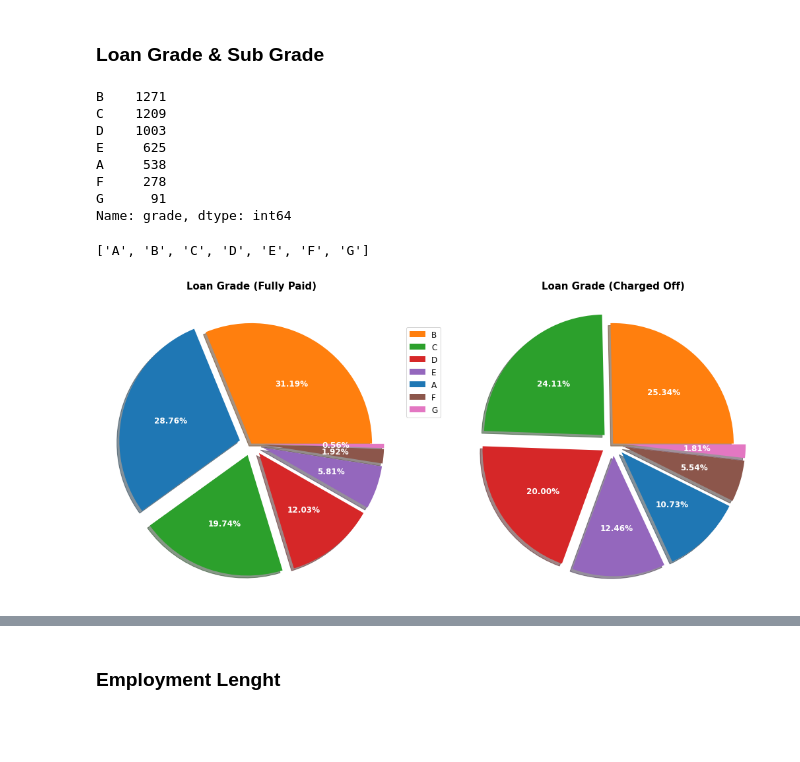
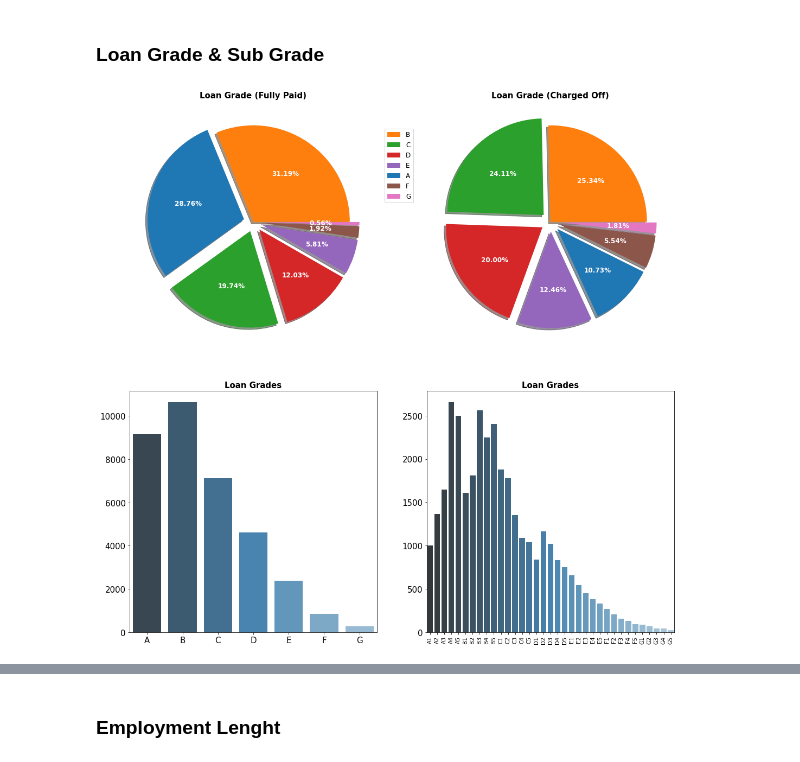
Before and after one commit to npalupunoori/LendingClubCaseStudy, a Jupyter notebook: Naren_Reddy_Palupunoori.ipynb, the cells around one changed output, grey strips where cells are left out. Cells and saved outputs as stored; diff of their text form; code cells hidden in the pictures; blank space fills up the shorter version.

Commit message:
More data cleaning, uni and bi variate analysis, not completed but almost complete

```diff
--- a/Naren_Reddy_Palupunoori.ipynb
+++ b/Naren_Reddy_Palupunoori.ipynb
@@ -317,6 +323,6 @@ pd.concat([lower_limit, upper_limit, mean, median, minimum, maximum], axis=1, ke
 plt.figure(figsize = (20,40))
 for i in range(0, len(numeric_columns)):
     plt.subplot(8,3,i+1)
-    plt.boxplot(loan_clean[numeric_columns[i]])
+    plt.boxplot(loan[numeric_columns[i]])
     plt.title(numeric_columns[i])
 # %% [output]
@@ -353,0 +345,7 @@ memory usage: 11.5+ MB
+# %%
+#Visulize the columns and outliers using box plot
+plt.figure(figsize = (20,40))
+for i in range(0, len(numeric_columns)):
+    plt.subplot(8,3,i+1)
+    plt.boxplot(loan_clean[numeric_columns[i]])
+    plt.title(numeric_columns[i])
@@ -353,0 +354,3 @@ memory usage: 11.5+ MB
+# %%
+#drop these 2 columns because all values are zero
+loan_clean.drop(['out_prncp', 'out_prncp_inv'], inplace=True, axis=1)
@@ -496,47 +629,50 @@ plt.show()
 # %% [markdown]
 ### Loan Grade & Sub Grade
-# %%
-loan_charged.grade.value_counts()
-# %% [output]
-B    1271
-C    1209
-D    1003
-E     625
-A     538
-F     278
-G      91
-Name: grade, dtype: int64
-# %%
-sorted(labels)
-# %% [output]
-['A', 'B', 'C', 'D', 'E', 'F', 'G']
 # %%
+#plot pie chart and count plots for grades and subgrades of the loans
 plt.figure(figsize=(18,18))
 
-plt.subplot(1,2,1)
+plt.subplot(2,2,1)
 size = loan_paid['grade'].value_counts()
 labels = loan_paid.grade.value_counts().index
 explode = [0, 0.1, 0.1, 0.1, 0.1, 0.1, 0.1]
 colors = {'A': 'tab:blue','B': 'tab:orange','C': 'tab:green','D': 'tab:red','E': 'tab:purple','F': 'tab:brown',
           'G': 'tab:pink'}
 plt.pie(size, explode = explode, shadow = True,
         colors=[colors[i] for i in loan_paid.grade.value_counts().index], autopct = '%.2f%%',
        textprops={'color': 'w', 'fontsize' : 12, 'fontweight' : 'bold'})
 plt.title('Loan Grade (Fully Paid)', fontsize = 15, fontweight = 'bold')
 plt.axis('off')
 
-plt.subplot(1,2,2)
+plt.subplot(2,2,2)
 size = loan_charged['grade'].value_counts().tolist()
 labels = loan_charged.grade.value_counts().index
 explode = [0, 0.1, 0.1, 0.1, 0.1, 0.1, 0.1]
 plt.pie(size, explode = explode, shadow = True,
         colors=[colors[i] for i in loan_charged.grade.value_counts().index], autopct = '%.2f%%',
        textprops={'color': 'w', 'fontsize' : 12, 'fontweight' : 'bold'})
 plt.title('Loan Grade (Charged Off)', fontsize = 15, fontweight = 'bold')
 plt.legend(labels, bbox_to_anchor=(-0.2,0.9), prop={'size': 12}, loc="upper left")
 plt.axis('off')
 
+plt.subplot(2,2,3)
+palette = sns.color_palette("Blues_d", n_colors=7)
+palette.reverse()
+sns.countplot(x = 'grade', data = loan_clean, palette = palette,
+              order = sorted(loan_clean.grade.value_counts().index)).set(xlabel = None, ylabel = None)
+plt.title('Loan Grades', fontweight="bold", fontsize = 15)
+plt.xticks(fontsize = 15)
+plt.yticks(fontsize = 15)
+
+plt.subplot(2,2,4)
+palette = sns.color_palette("Blues_d", n_colors=35)
+palette.reverse()
+sns.countplot(x = 'sub_grade', data = loan_clean, palette = palette,
+              order = sorted(loan_clean.sub_grade.value_counts().index)).set(xlabel = None, ylabel = None)
+plt.title('Loan Grades', fontweight="bold", fontsize = 15)
+plt.xticks(fontsize = 10, rotation = 90)
+plt.yticks(fontsize = 15)
 plt.show()
 # %% [output]
-[figure, old version]
+[figure, new version]
 # %% [markdown]
```
Also changed, not shown: parts of 94 cells of this notebook.
